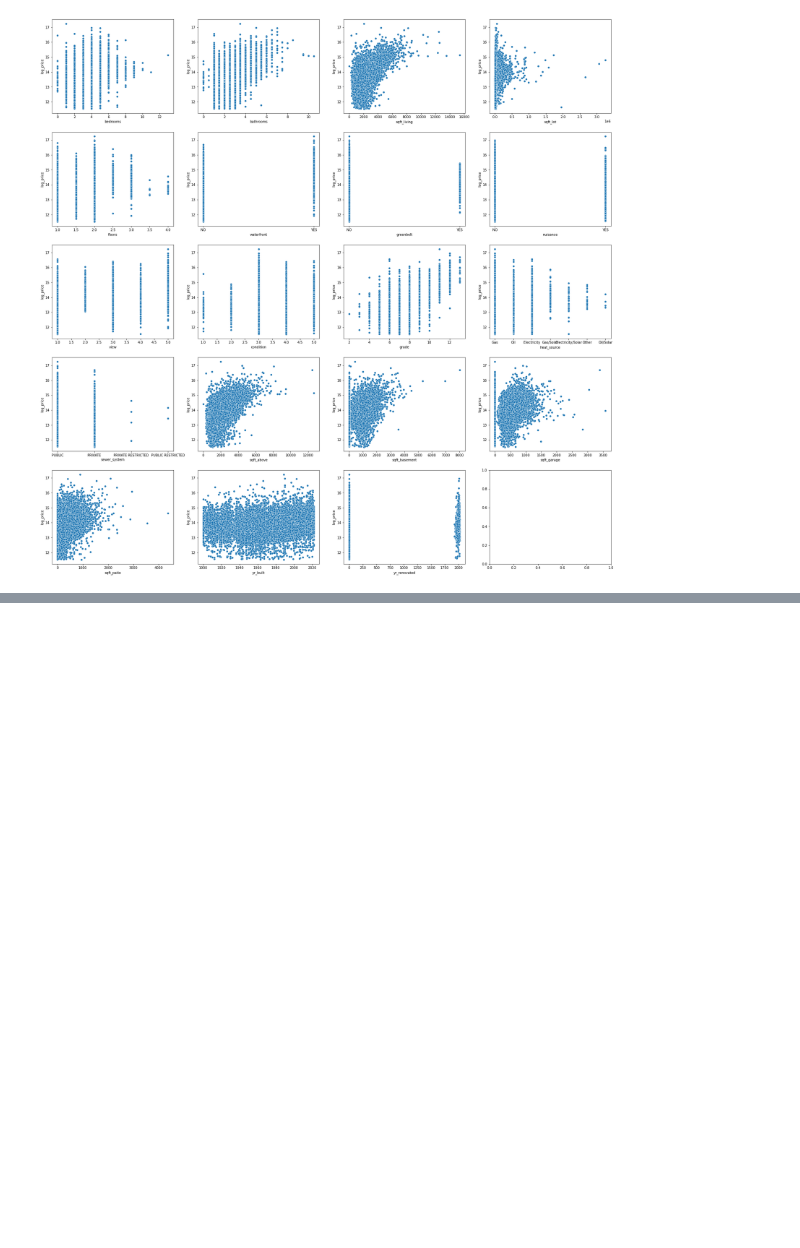
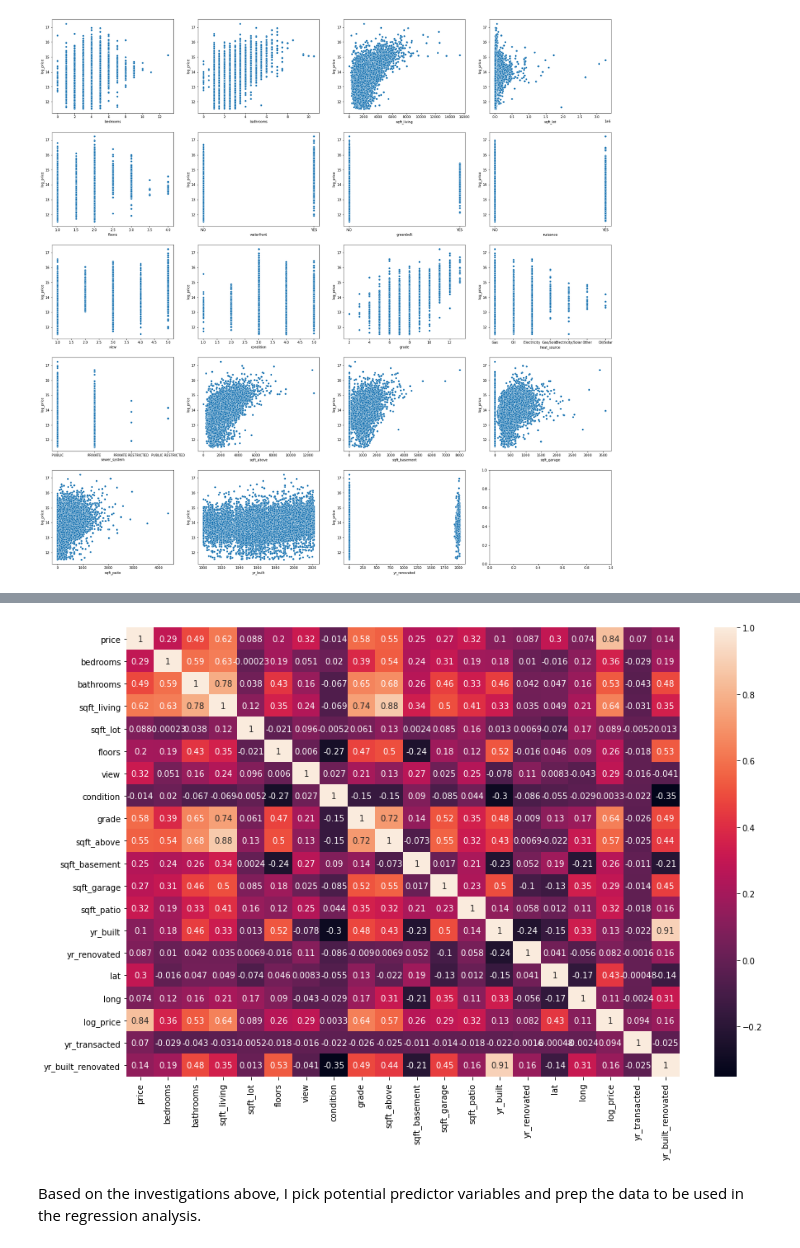
Before and after one commit to suesuyeonlim/dsc-phase-2-project-v2-5, a Jupyter notebook: code.ipynb, the cells around one changed output, grey strips where cells are left out. Saved outputs shown, nothing was run; the diff lists cells and outputs as text; code cells hidden in the pictures; blank space fills up the shorter version.

```diff
--- a/code.ipynb
+++ b/code.ipynb
@@ -113,5 +119,6 @@ for i in range(25):
 # %%
 # Create a correlation matrix to see if there is any pair of variables with correlation > 0.8
 
-df1.corr()
+fig, ax = plt.subplots(figsize = (15, 10))
+sns.heatmap(df1.drop("id", axis = 1).corr(), annot = True, ax = ax);
 # %% [output]
@@ -135,3 +125,6 @@ df1.corr()
+[figure, added]
+# %% [markdown]
+Based on the investigations above, I pick potential predictor variables and prep the data to be used in the regression analysis.
 # %%
 # Log-transform the price variable and create dummy variables and an initial set of predictor variables
 
```
Also changed, not shown: parts of 34 cells of this notebook.
